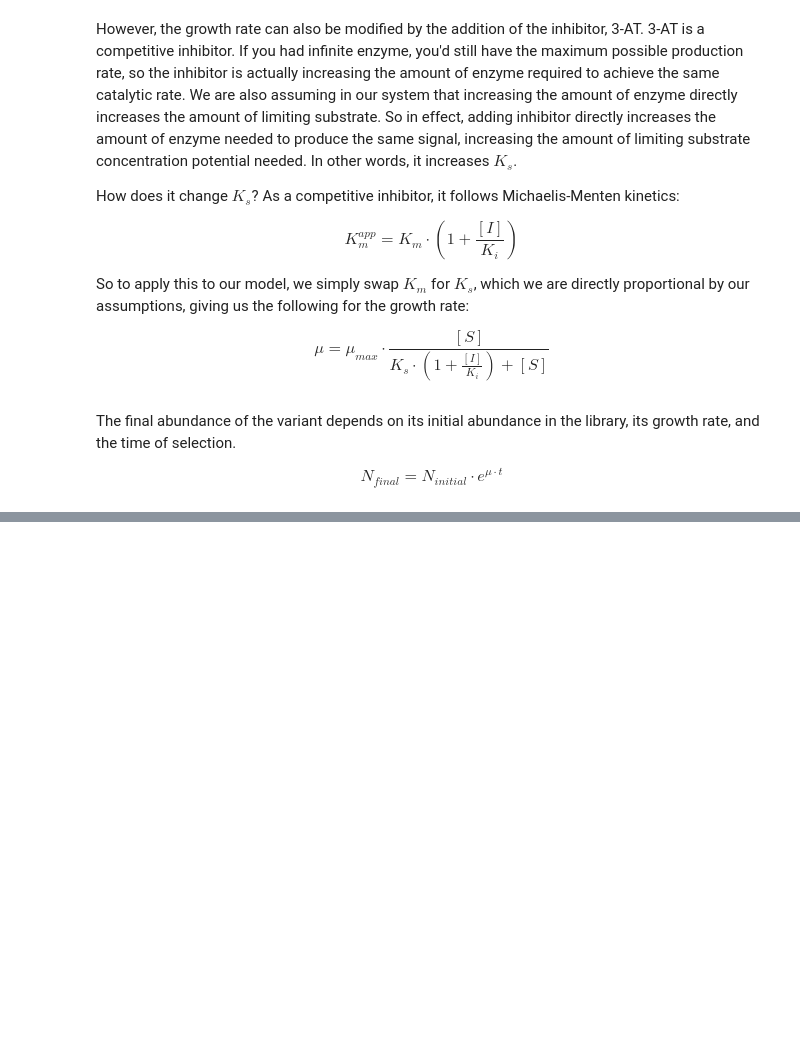
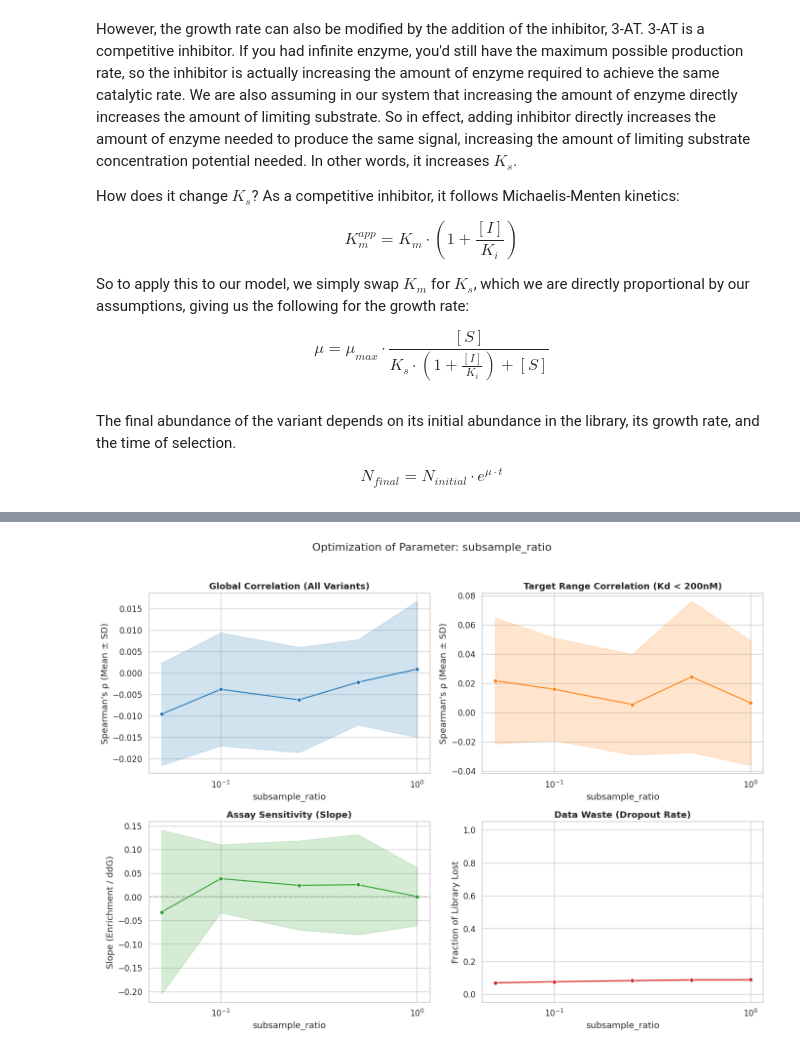
Before and after one commit to odgarrett/simulating-variant-effect-screens, a Jupyter notebook: simulating_y2h_screens.ipynb, the cells around one changed output, grey strips where cells are left out. Cells and saved outputs as stored; diff of their text form; code cells hidden in the pictures; blank space fills up the shorter version.

```diff
--- a/simulating_y2h_screens.ipynb
+++ b/simulating_y2h_screens.ipynb
@@ -78,0 +160,9 @@ Then from here, the steps in `simulate_experiment.ipynb` apply.
+# %%
+def scale_library_to_physical_count(df, num_cells_inoc):
+        current_total = df['count'].sum()
+        scaling_factor = num_cells_inoc / current_total
+
+        # Scale and convert to integer
+        df['count'] = (df['count'] * scaling_factor).astype(int)
+
+        return df
@@ -78,0 +621,21 @@ Then from here, the steps in `simulate_experiment.ipynb` apply.
+# %%
+# Special set up to test library subsampling prior to experimentation
+subsample_ratios = [1, 0.5, 0.25, 0.1, 0.05]
+results = []
+
+for ratio in subsample_ratios:
+    subsample_df = gb1_df.sample(frac=ratio)
+
+    # setup dummy optmization
+    param_to_optimize = "seq_depth"
+    vals_to_test = [params[param_to_optimize]]
+
+    result_df = screen_parameter(subsample_df, param_to_optimize, vals_to_test, params, n_replicates=10)
+    result_df['subsample_ratio'] = ratio
+    results.append(result_df)
+
+results_df = pd.concat(results, axis=0)
+fig = plot_optimization_results(results_df, "subsample_ratio", log_x=True)
+fig.show()
+# %% [output]
+[figure, added]
```
Also changed, not shown: parts of 45 cells of this notebook.
